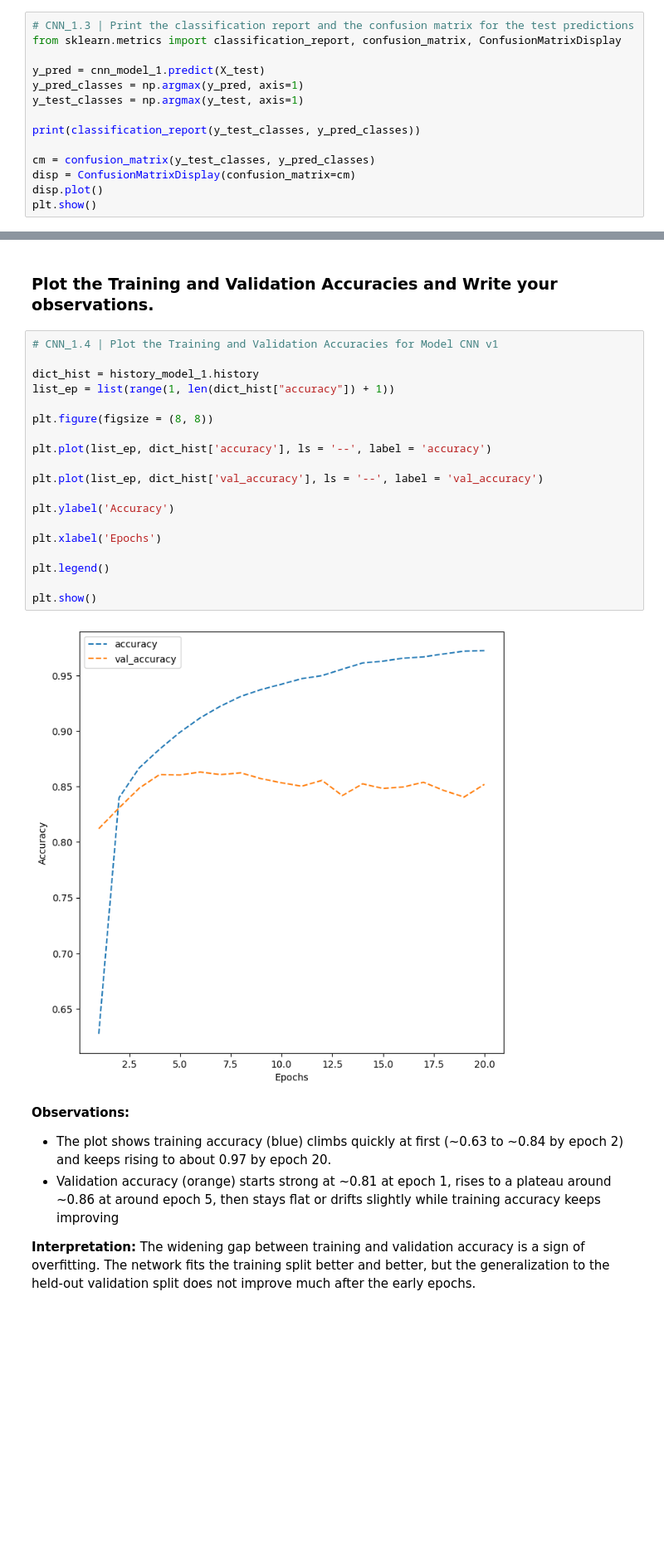
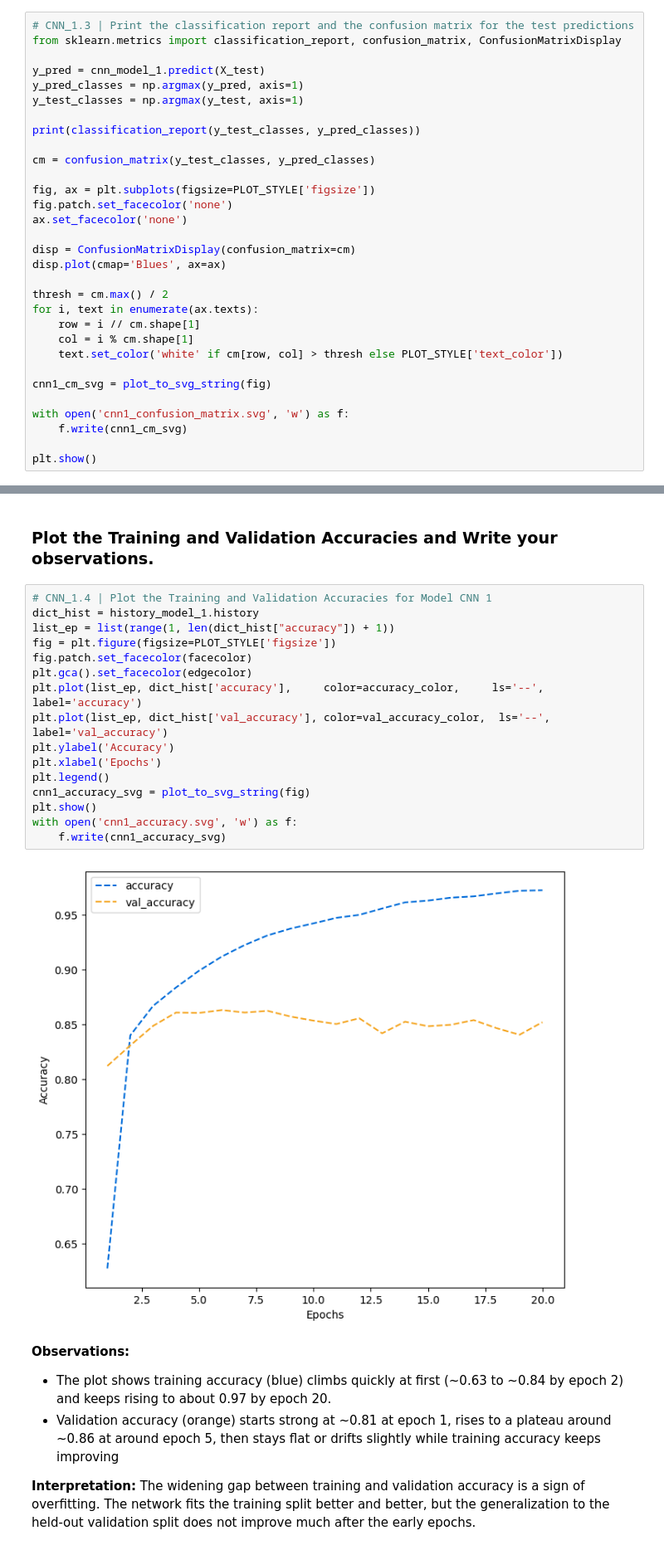
Before and after one commit to lino-5r/MIT-AAIDS, a Jupyter notebook: High_Code_SVHN_Digit_Recognition.ipynb, the cells around one changed output, grey strips where cells are left out. Shown at 83% size. Saved outputs shown, nothing was run; the diff lists cells and outputs as text; blank space fills up the shorter version.

```diff
--- a/High_Code_SVHN_Digit_Recognition.ipynb
+++ b/High_Code_SVHN_Digit_Recognition.ipynb
@@ -774,8 +774,25 @@ y_test_classes = np.argmax(y_test, axis=1)
 print(classification_report(y_test_classes, y_pred_classes))
 
 cm = confusion_matrix(y_test_classes, y_pred_classes)
+
+fig, ax = plt.subplots(figsize=PLOT_STYLE['figsize'])
+fig.patch.set_facecolor('none')
+ax.set_facecolor('none')
+
 disp = ConfusionMatrixDisplay(confusion_matrix=cm)
-disp.plot()
+disp.plot(cmap='Blues', ax=ax)
+
+thresh = cm.max() / 2
+for i, text in enumerate(ax.texts):
+    row = i // cm.shape[1]
+    col = i % cm.shape[1]
+    text.set_color('white' if cm[row, col] > thresh else PLOT_STYLE['text_color'])
+
+cnn1_cm_svg = plot_to_svg_string(fig)
+
+with open('cnn1_confusion_matrix.svg', 'w') as f:
+    f.write(cnn1_cm_svg)
+
 plt.show()
 # %% [output]
 563/563 ━━━━━━━━━━━━━━━━━━━━ 1s 1ms/step
@@ -799,26 +816,23 @@ weighted avg       0.86      0.86      0.86     18000
 # %% [markdown]
 ### **Plot the Training and Validation Accuracies and Write your observations.**
 # %%
-# CNN_1.4 | Plot the Training and Validation Accuracies for Model CNN v1
-
+# CNN_1.4 | Plot the Training and Validation Accuracies for Model CNN 1
 dict_hist = history_model_1.history
 list_ep = list(range(1, len(dict_hist["accuracy"]) + 1))
-
-plt.figure(figsize = (8, 8))
-
-plt.plot(list_ep, dict_hist['accuracy'], ls = '--', label = 'accuracy')
-
-plt.plot(list_ep, dict_hist['val_accuracy'], ls = '--', label = 'val_accuracy')
-
+fig = plt.figure(figsize=PLOT_STYLE['figsize'])
+fig.patch.set_facecolor(facecolor)
+plt.gca().set_facecolor(edgecolor)
+plt.plot(list_ep, dict_hist['accuracy'],     color=accuracy_color,     ls='--', label='accuracy')
+plt.plot(list_ep, dict_hist['val_accuracy'], color=val_accuracy_color,  ls='--', label='val_accuracy')
 plt.ylabel('Accuracy')
-
 plt.xlabel('Epochs')
-
 plt.legend()
-
+cnn1_accuracy_svg = plot_to_svg_string(fig)
 plt.show()
+with open('cnn1_accuracy.svg', 'w') as f:
+    f.write(cnn1_accuracy_svg)
 # %% [output]
-[figure, old version]
+[figure, new version]
 # %% [markdown]
 **Observations:**
 - The plot shows training accuracy (blue) climbs quickly at first (~0.63 to ~0.84 by epoch 2) and keeps rising to about 0.97 by epoch 20.
```
Also changed, not shown: parts of 5 cells of this notebook, 2 other files.
